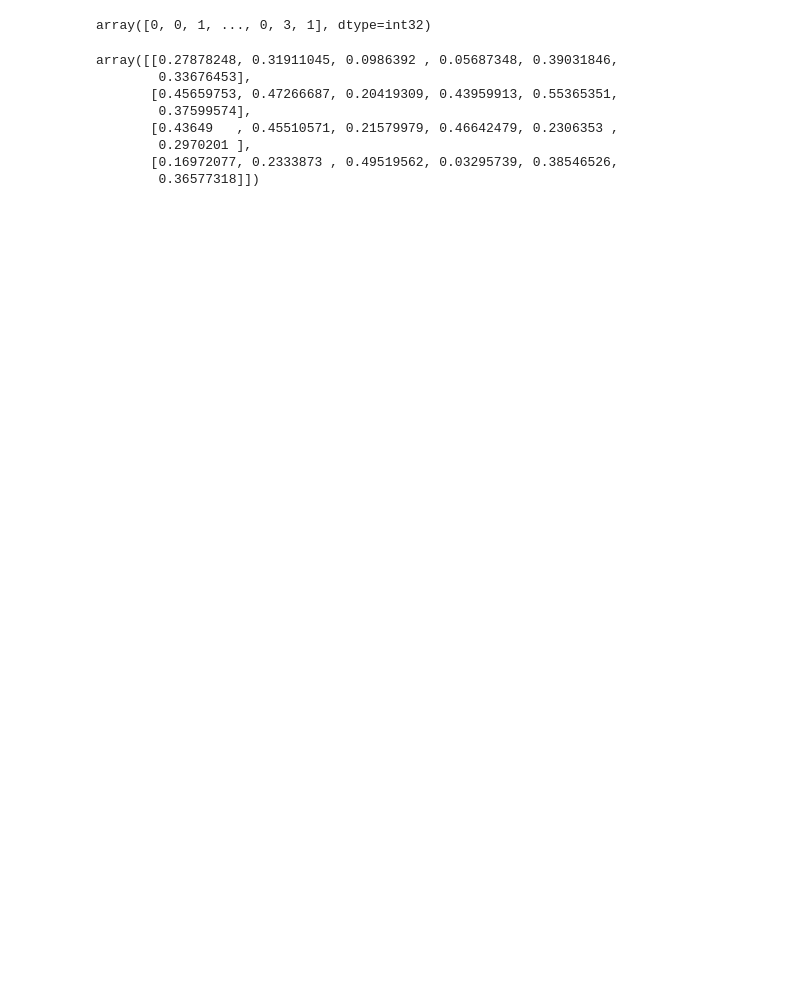
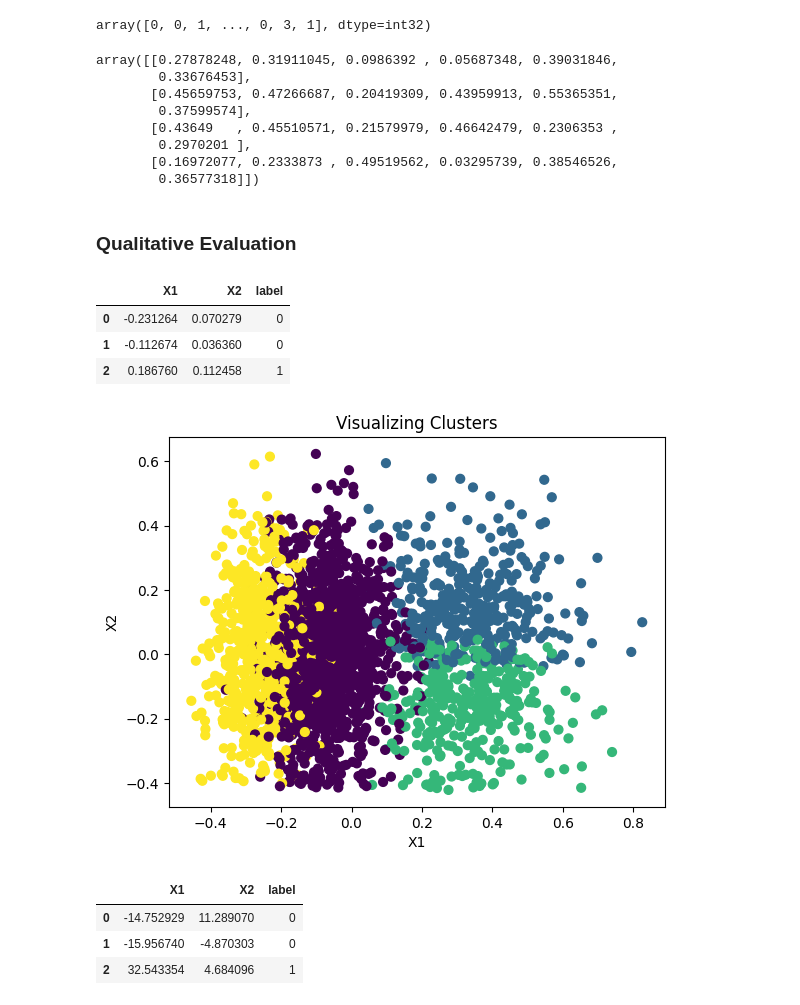
Before and after one commit to piyush1856/machine-learning-algorithms, a Jupyter notebook: 14_clustering/kmeans.ipynb, the cells around one changed output. Drawn from its saved outputs; the diff is of its cells as text; code cells hidden in the pictures; blank space fills up the shorter version.

Commit message:
kmeans++

```diff
--- a/14_clustering/kmeans.ipynb
+++ b/14_clustering/kmeans.ipynb
@@ -79,3 +83,31 @@ array([[0.27878248, 0.31911045, 0.0986392 , 0.05687348, 0.39031846,
         0.2970201 ],
        [0.16972077, 0.2333873 , 0.49519562, 0.03295739, 0.38546526,
         0.36577318]])
+# %% [markdown]
+### Qualitative Evaluation
+# %%
+from sklearn.decomposition import PCA
+
+pca = PCA(2)
+
+components_pca = pca.fit_transform(X)
+# %%
+
+clusters = pd.DataFrame(components_pca, columns=['X1', 'X2'])
+clusters['label'] = kmeans.labels_
+clusters.head(3)
+# %% [output]
+|  | X1 | X2 | label |
+| 0 | -0.231264 | 0.070279 | 0 |
+| 1 | -0.112674 | 0.036360 | 0 |
+| 2 | 0.186760 | 0.112458 | 1 |
+# %%
+def viz_clusters(clusters):
+    plt.scatter(clusters['X1'], clusters['X2'], c=clusters['label'], s = 40)
+    plt.xlabel('X1')
+    plt.ylabel('X2')
+    plt.title('Visualizing Clusters')
+
+viz_clusters(clusters)
+# %% [output]
+[figure, added]
@@ -81,0 +120,9 @@ array([[0.27878248, 0.31911045, 0.0986392 , 0.05687348, 0.39031846,
+# %%
+clusters_tsne = pd.DataFrame(components_tsne, columns=['X1', 'X2'])
+clusters_tsne['label'] = kmeans.labels_
+clusters_tsne.head(3)
+# %% [output]
+|  | X1 | X2 | label |
+| 0 | -14.752929 | 11.289070 | 0 |
+| 1 | -15.956740 | -4.870303 | 0 |
+| 2 | 32.543354 | 4.684096 | 1 |
```
Also changed, not shown: parts of 24 cells of this notebook.
